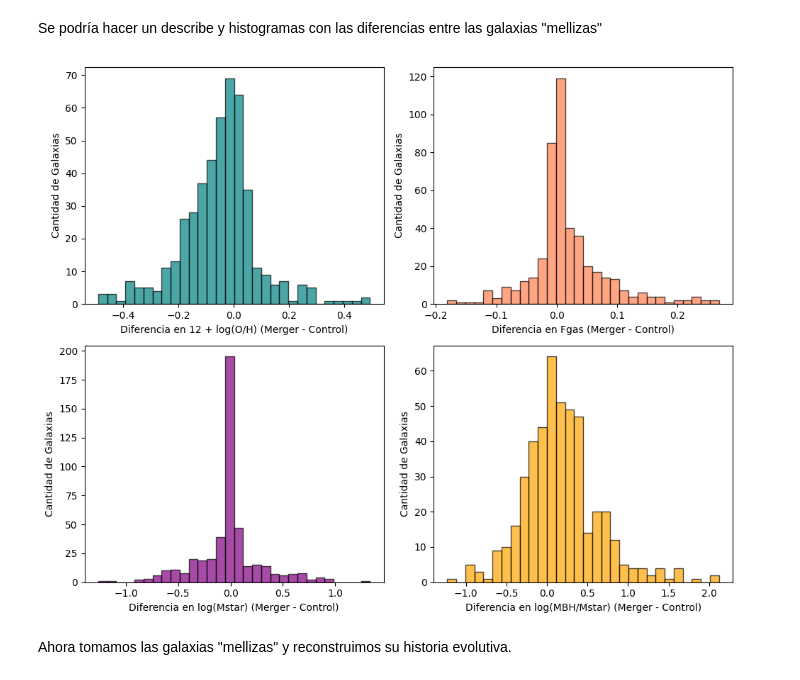
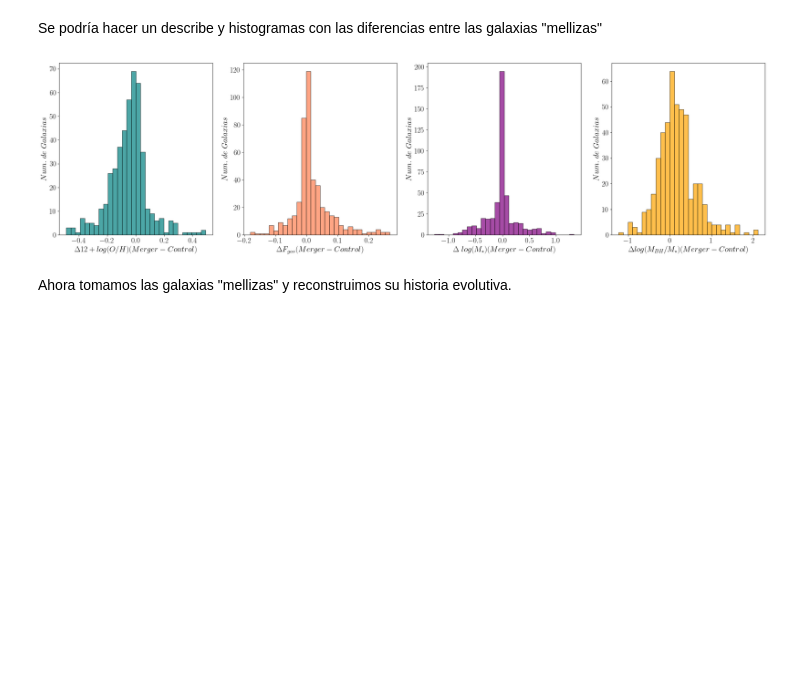
Before and after one commit to SantamariaR/Taller-Tesis-1, a Jupyter notebook: Estadistica_evolutiva.ipynb, the cells around one changed output. Drawn from its saved outputs; the diff is of its cells as text; code cells hidden in the pictures; blank space fills up the shorter version.

```diff
--- a/Estadistica_evolutiva.ipynb
+++ b/Estadistica_evolutiva.ipynb
@@ -10,6 +10,15 @@ import plotly.express as px
 import pyarrow
 from sklearn.preprocessing import StandardScaler
 from sklearn.neighbors import NearestNeighbors
+# %%
+# Definimos el tamaño de las figuras
+
+from matplotlib import rc
+rc('text', usetex=True)
+rc('font', size=18)
+plt.rcParams['figure.figsize'] = (8, 6)
+plt.rcParams['axes.labelsize'] = 19
+plt.rcParams['axes.titlesize'] = 21
 # %% [markdown]
 Exploración de los diferentes grupos de clasificación que se analizarán (tentativo):
 
@@ -204,6 +213,8 @@ df_final = (
 #    plt.show()
 # %% [markdown]
 ### Construcción del grupo que sufrió un único major merger en su historia
+# %%
+Lmajormerger = 1.25
 # %%
 # Si nos quedamos con las galaxias que sólo sufrieron un mayor merger en toda su historia. Da un total de 731 galaxias.
 
@@ -211,7 +222,7 @@ filtered_ids = (
     filtered_data
     .group_by("RootGalaxyID")
     .agg(
-        (pl.col("Lm") > 1.25).sum().alias("n_major_mergers")
+        (pl.col("Lm") > Lmajormerger).sum().alias("n_major_mergers")
     )
     .filter(pl.col("n_major_mergers") == 1)
     .select("RootGalaxyID")
@@ -281,7 +292,7 @@ La idea es cuantificar cuanto cambian las magnitudes luego del evento.
 # Primero obtenemos el snap del major merger para cada galaxia
 major_merger_snaps = (
     result_merger
-    .filter(pl.col("Lm") > 1.25)
+    .filter(pl.col("Lm") > Lmajormerger)
     .group_by("RootGalaxyID")
     .agg(pl.min("SnapNum").alias("Snap_Major_Merger"))
 )
@@ -289,7 +300,7 @@ major_merger_snaps = (
 # Separamos tambien diferencia temporal
 major_merger_time = (
     result_merger
-    .filter(pl.col("Lm") > 1.25)
+    .filter(pl.col("Lm") > Lmajormerger)
     .group_by("RootGalaxyID")
     .agg(pl.min("LookbackTime(Gyr)").alias("Time_Major_Merger"))
 )
@@ -646,31 +678,32 @@ Se podría hacer un describe y histogramas con las diferencias entre las galaxia
 # %%
 dif_metalicidad = (df_agn_no_merger["12+log(O/H)"]-df_agn_no_merger["control_12+log(O/H)"]).to_numpy()
 dif_fgas = (df_agn_no_merger["Fgas"]-df_agn_no_merger["control_Fgas"]).to_numpy()
 dif_mstar = (df_agn_no_merger["log_Mstar"]-df_agn_no_merger["control_log_Mstar"]).to_numpy()
 dif_mbh_mstar = (df_agn_no_merger["log_MBH_Mstar"]-df_agn_no_merger["control_log_MBH_Mstar"]).to_numpy()
 
-fig,ax = plt.subplots(2, 2, figsize=(10, 8))
+fig,ax = plt.subplots(1, 4, figsize=(25, 7))
 
-ax[0,0].hist(dif_metalicidad, bins=30, color='teal', alpha=0.7, edgecolor='black')#, weights=np.ones_like(dif_metalicidad) / len(dif_metalicidad))
-ax[0,0].set_xlabel("Diferencia en 12 + log(O/H) (Merger - Control)")
-ax[0,0].set_ylabel("Cantidad de Galaxias")
+ax[0].hist(dif_metalicidad, bins=30, color='teal', alpha=0.7, edgecolor='black')#, weights=np.ones_like(dif_metalicidad) / len(dif_metalicidad))
+ax[0].set_xlabel(r"$\Delta12 + log(O/H) (Merger - Control)$")
+ax[0].set_ylabel(r"$Num.\ de\ Galaxias$")
 
-ax[0,1].hist(dif_fgas, bins=30, color='coral', alpha=0.7, edgecolor='black')
-ax[0,1].set_xlabel("Diferencia en Fgas (Merger - Control)")
-ax[0,1].set_ylabel("Cantidad de Galaxias")
+ax[1].hist(dif_fgas, bins=30, color='coral', alpha=0.7, edgecolor='black')
+ax[1].set_xlabel(r"$\Delta F_{gas} (Merger - Control)$")
+ax[1].set_ylabel(r"$Num.\ de\ Galaxias$")
 
-ax[1,0].hist(dif_mstar, bins=30, color='purple', alpha=0.7, edgecolor='black')
-ax[1,0].set_xlabel("Diferencia en log(Mstar) (Merger - Control)")
-ax[1,0].set_ylabel("Cantidad de Galaxias")
+ax[2].hist(dif_mstar, bins=30, color='purple', alpha=0.7, edgecolor='black')
+ax[2].set_xlabel(r"$\Delta\ log(M_{\star}) (Merger - Control)$")
+ax[2].set_ylabel(r"$Num.\ de\ Galaxias$")
 
-ax[1,1].hist(dif_mbh_mstar, bins=30, color='orange', alpha=0.7, edgecolor='black')
-ax[1,1].set_xlabel("Diferencia en log(MBH/Mstar) (Merger - Control)")
-ax[1,1].set_ylabel("Cantidad de Galaxias")
+ax[3].hist(dif_mbh_mstar, bins=30, color='orange', alpha=0.7, edgecolor='black')
+ax[3].set_xlabel(r"$\Delta log(M_{BH}/M_{\star}) (Merger - Control)$")
+ax[3].set_ylabel(r"$Num.\ de\ Galaxias$")
 
+#plt.savefig("figuras/histogramas_merger_control.png")
 plt.tight_layout()
 plt.show()
 # %% [output]
-[figure, old version]
+[figure, new version]
 # %% [markdown]
 Ahora tomamos las galaxias "mellizas" y reconstruimos su historia evolutiva.
 # %%
```
Also changed, not shown: parts of 7 cells of this notebook, 11 other files.
